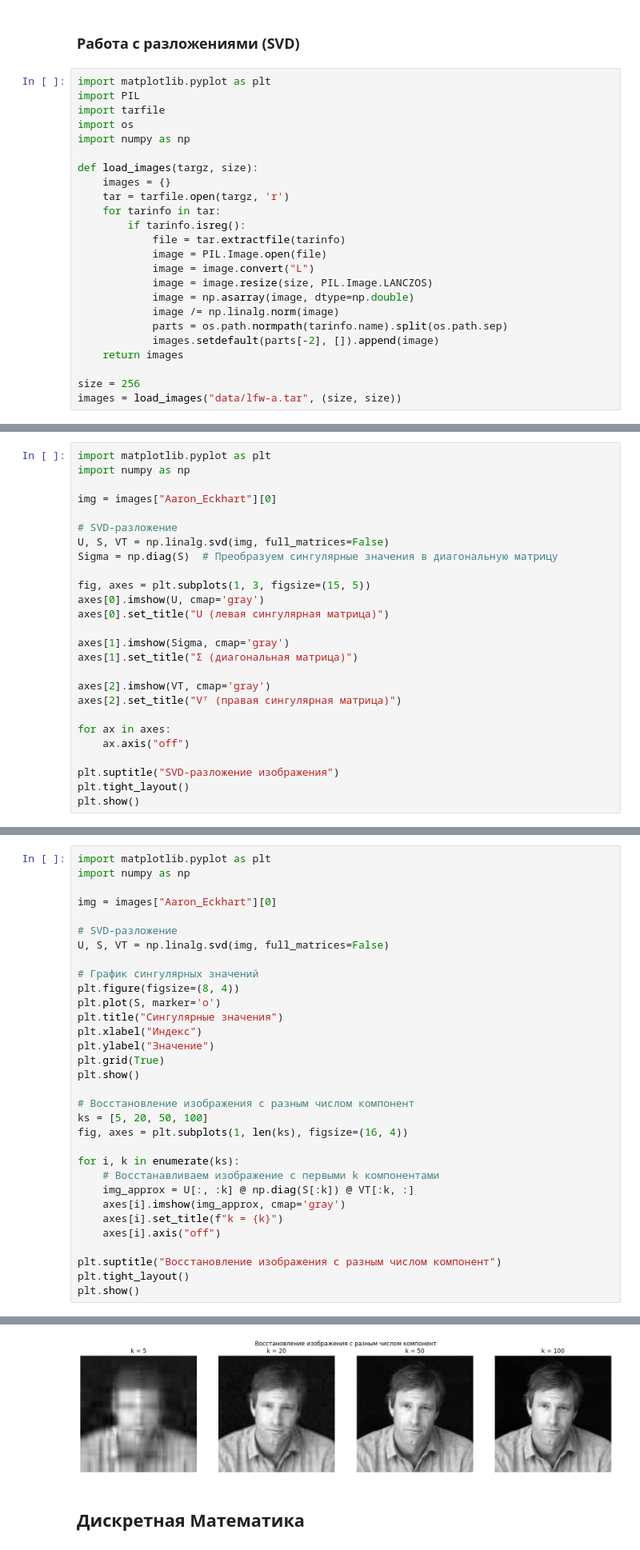
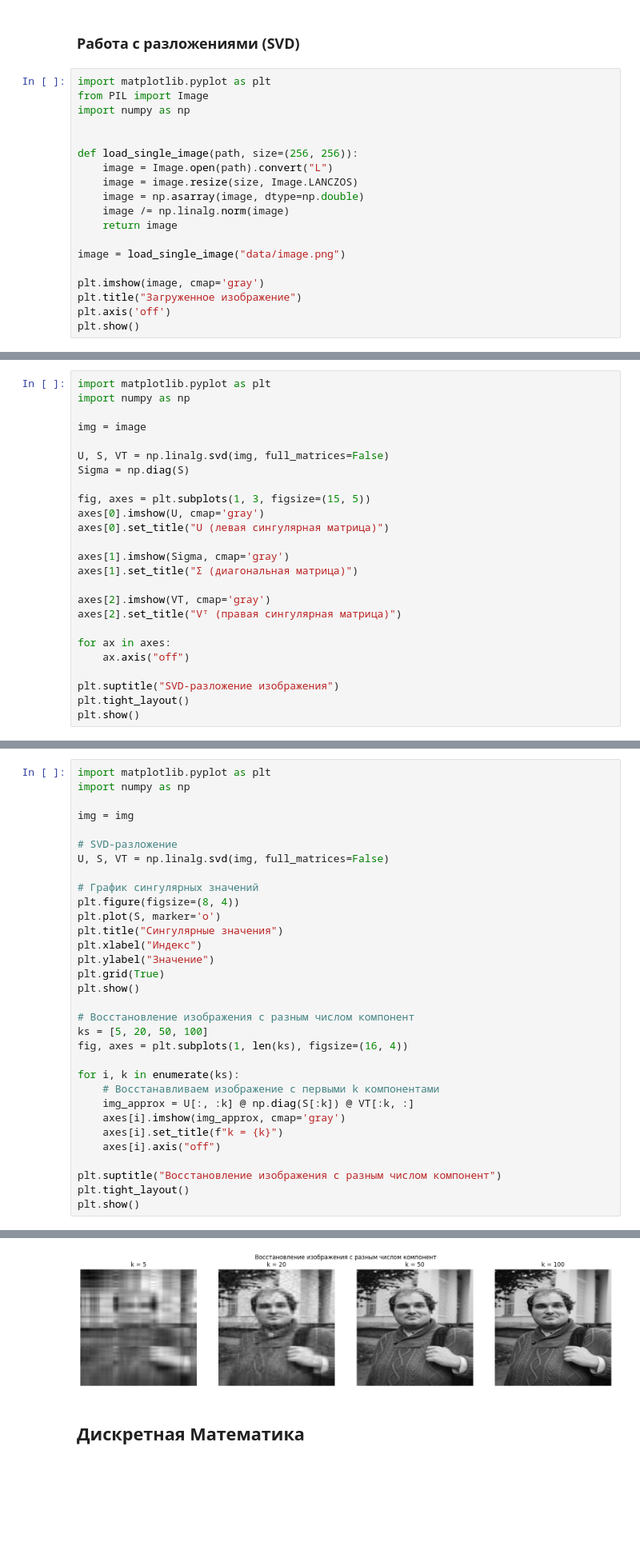
Before and after one commit to goffkiril/vsn_DOD_3_course_history, a Jupyter notebook: history_vsn.ipynb, the cells around one changed output, grey strips where cells are left out. Shown at 80% size. Drawn from its saved outputs; the diff is of its cells as text; blank space fills up the shorter version.

```diff
--- a/history_vsn.ipynb
+++ b/history_vsn.ipynb
@@ -114,25 +114,20 @@ plt.show()
 ### Работа с разложениями (SVD)
 # %%
 import matplotlib.pyplot as plt
-import PIL
-import tarfile
-import os
+from PIL import Image
 import numpy as np
 
-def load_images(targz, size):
-    images = {}
-    tar = tarfile.open(targz, 'r')
-    for tarinfo in tar:
-        if tarinfo.isreg():
-            file = tar.extractfile(tarinfo)
-            image = PIL.Image.open(file)
-            image = image.convert("L")
-            image = image.resize(size, PIL.Image.LANCZOS)
-            image = np.asarray(image, dtype=np.double)
-            image /= np.linalg.norm(image)
-            parts = os.path.normpath(tarinfo.name).split(os.path.sep)
-            images.setdefault(parts[-2], []).append(image)
-    return images
 
-size = 256
-images = load_images("data/lfw-a.tar", (size, size))
+def load_single_image(path, size=(256, 256)):
+    image = Image.open(path).convert("L")
+    image = image.resize(size, Image.LANCZOS)
+    image = np.asarray(image, dtype=np.double)
+    image /= np.linalg.norm(image)
+    return image
+
+image = load_single_image("data/image.png")
+
+plt.imshow(image, cmap='gray')
+plt.title("Загруженное изображение")
+plt.axis('off')
+plt.show()
@@ -144,11 +137,10 @@ _ = plt.imshow(images["Aaron_Eckhart"][0], cmap="gray")
 import matplotlib.pyplot as plt
 import numpy as np
 
-img = images["Aaron_Eckhart"][0]
+img = image
 
-# SVD-разложение
 U, S, VT = np.linalg.svd(img, full_matrices=False)
-Sigma = np.diag(S)  # Преобразуем сингулярные значения в диагональную матрицу
+Sigma = np.diag(S)
 
 fig, axes = plt.subplots(1, 3, figsize=(15, 5))
 axes[0].imshow(U, cmap='gray')
@@ -172,7 +164,7 @@ plt.show()
 import matplotlib.pyplot as plt
 import numpy as np
 
-img = images["Aaron_Eckhart"][0]
+img = img
 
 # SVD-разложение
 U, S, VT = np.linalg.svd(img, full_matrices=False)
@@ -205,4 +197,4 @@ plt.show()
-[figure, old version]
+[figure, new version]
 # %% [markdown]
 ## Дискретная Математика
 # %% [markdown]
```
Also changed, not shown: parts of 5 cells of this notebook, 2 other files.
